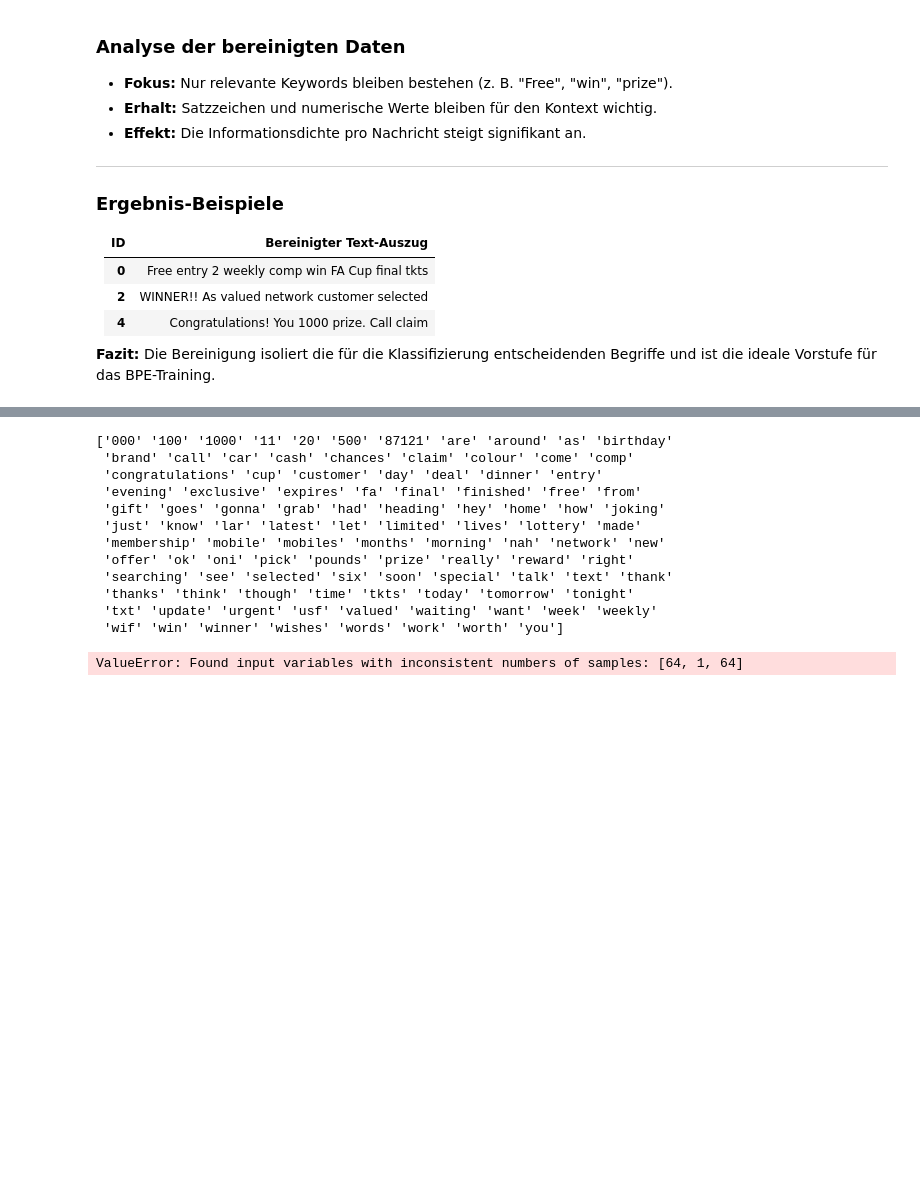
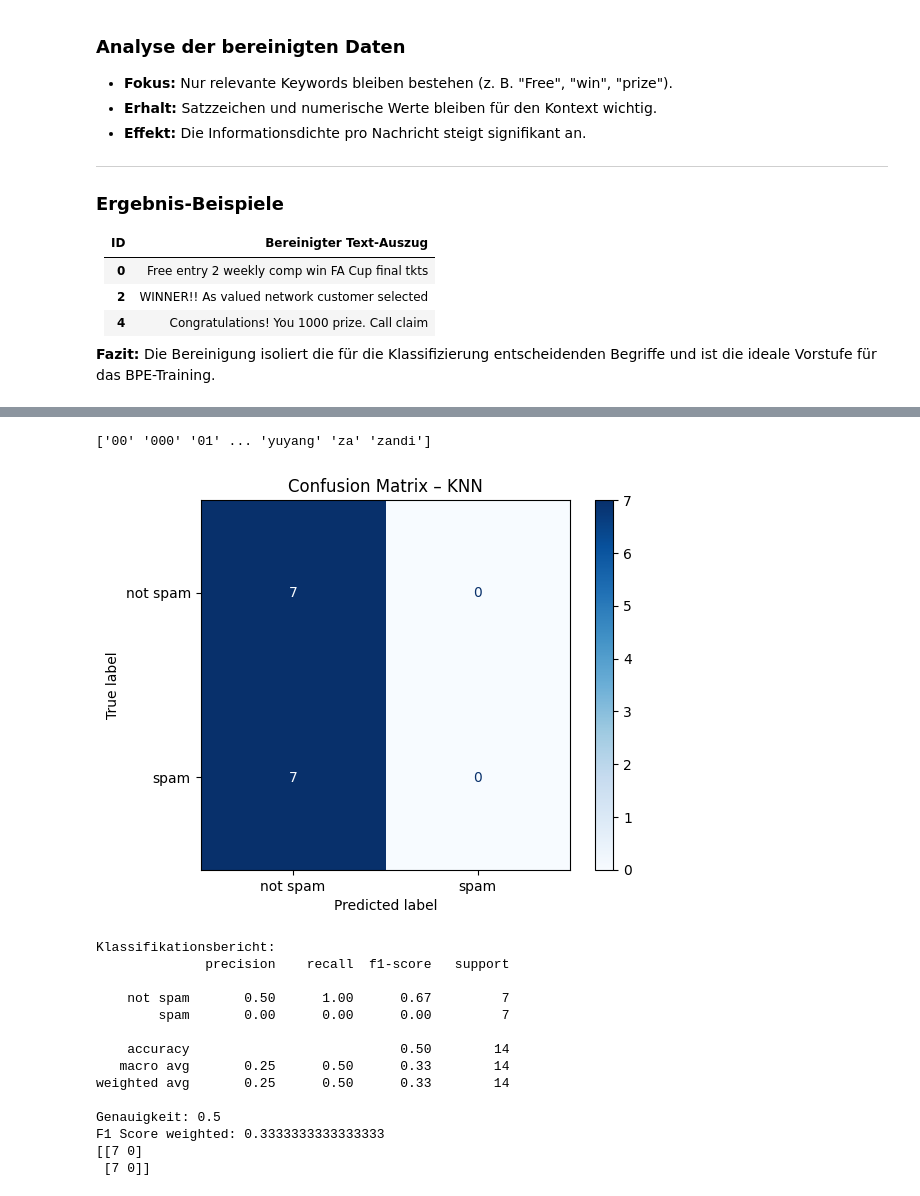
Before and after one commit to balznoah/DSKI-2, a Jupyter notebook: DSKI2-checkpoint.ipynb, the cells around one changed output, grey strips where cells are left out. Saved outputs shown, nothing was run; the diff lists cells and outputs as text; code cells hidden in the pictures; blank space fills up the shorter version.

```diff
--- a/DSKI2-checkpoint.ipynb
+++ b/DSKI2-checkpoint.ipynb
@@ -665,44 +665,49 @@ from sklearn.metrics import confusion_matrix, ConfusionMatrixDisplay
 # Train/Test-Split
 X_train, X_test, y_train, y_test = train_test_split(X_model, y_model, test_size=0.2, random_state=42)
 # Bag-of-Words-Vektorisierung: Vokabular auf Trainingsdaten
 vectorizer = CountVectorizer()  # mit Stopwords und Unigrams
 X_train_bow = vectorizer.fit_transform(X_train)
 print(vectorizer.get_feature_names_out())
 
 # KNN Modell trainieren
 clf = KNeighborsClassifier(n_neighbors=3)
 clf.fit(X_train_bow, y_train)
 
 # Vektorisierung der Testdaten
-X_test = ["click"]
+
 X_test_bow = vectorizer.transform(X_test)  # basierend auf gelerntem Vokabular
 
 # Vorhersagen & Bewertung
 y_pred = clf.predict(X_test_bow)
 cm = confusion_matrix(y_test, y_pred)
 disp = ConfusionMatrixDisplay(confusion_matrix=cm, display_labels=clf.classes_)
 disp.plot(cmap="Blues")
 plt.title("Confusion Matrix – KNN")
 plt.show()
 
 print("Klassifikationsbericht:")
 print(classification_report(y_test, y_pred))
 
 print("Genauigkeit:", accuracy_score(y_test, y_pred))
 print("F1 Score weighted:", f1_score(y_test, y_pred, average='weighted'))
 
+print(confusion_matrix(y_test,y_pred))
+
 res.extend([{'Modell 1': f1_score(y_test, y_pred, average='weighted')}])
 # %% [output]
-['000' '100' '1000' '11' '20' '500' '87121' 'are' 'around' 'as' 'birthday'
- 'brand' 'call' 'car' 'cash' 'chances' 'claim' 'colour' 'come' 'comp'
- 'congratulations' 'cup' 'customer' 'day' 'deal' 'dinner' 'entry'
- 'evening' 'exclusive' 'expires' 'fa' 'final' 'finished' 'free' 'from'
- 'gift' 'goes' 'gonna' 'grab' 'had' 'heading' 'hey' 'home' 'how' 'joking'
- 'just' 'know' 'lar' 'latest' 'let' 'limited' 'lives' 'lottery' 'made'
- 'membership' 'mobile' 'mobiles' 'months' 'morning' 'nah' 'network' 'new'
- 'offer' 'ok' 'oni' 'pick' 'pounds' 'prize' 'really' 'reward' 'right'
- 'searching' 'see' 'selected' 'six' 'soon' 'special' 'talk' 'text' 'thank'
- 'thanks' 'think' 'though' 'time' 'tkts' 'today' 'tomorrow' 'tonight'
- 'txt' 'update' 'urgent' 'usf' 'valued' 'waiting' 'want' 'week' 'weekly'
- 'wif' 'win' 'winner' 'wishes' 'words' 'work' 'worth' 'you']
+['00' '000' '01' ... 'yuyang' 'za' 'zandi']
+[figure, added]
-ValueError: Found input variables with inconsistent numbers of samples: [64, 1, 64]
+Klassifikationsbericht:
+              precision    recall  f1-score   support
+
+    not spam       0.50      1.00      0.67         7
+        spam       0.00      0.00      0.00         7
+
+    accuracy                           0.50        14
+   macro avg       0.25      0.50      0.33        14
+weighted avg       0.25      0.50      0.33        14
+
+Genauigkeit: 0.5
+F1 Score weighted: 0.3333333333333333
+[[7 0]
+ [7 0]]
```
Also changed, not shown: parts of 6 cells of this notebook.
